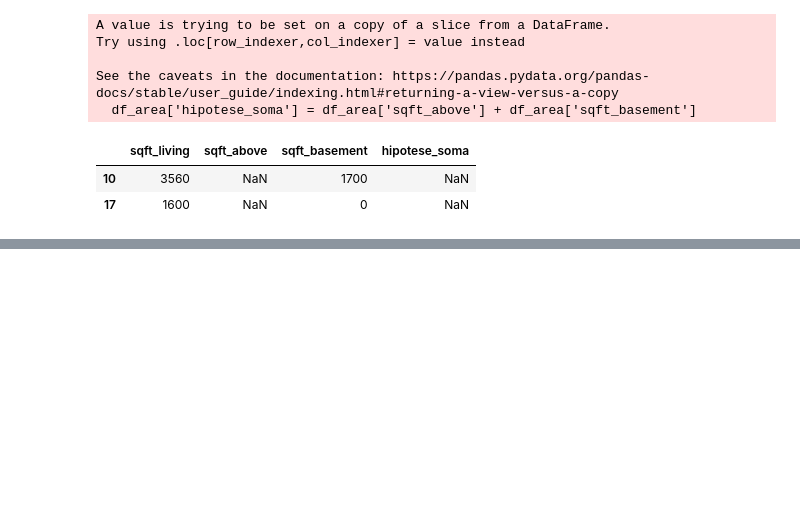
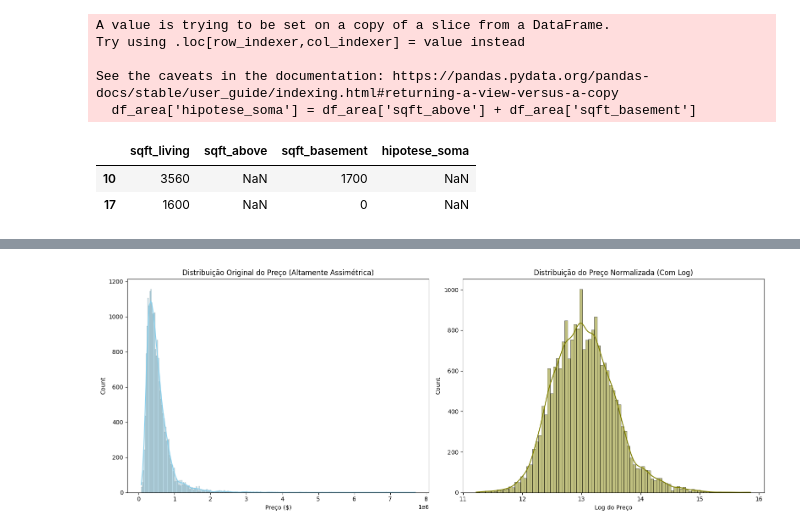
Before and after one commit to programagiovanni-code/sctec_projeto, a Jupyter notebook: tratamento/filtro.ipynb, the cells around one changed output, grey strips where cells are left out. Saved outputs shown, nothing was run; the diff lists cells and outputs as text; code cells hidden in the pictures; blank space fills up the shorter version.

```diff
--- a/tratamento/filtro.ipynb
+++ b/tratamento/filtro.ipynb
@@ -134,0 +140,19 @@ df_novascolunas
+# %%
+df_eda = df_sem_vazamento.copy()
+
+fig, axes = plt.subplots(1, 2, figsize=(16, 6))
+
+# Gráfico da esquerda: Preço original
+sns.histplot(df_eda['price'], kde=True, ax=axes[0], color='skyblue')
+axes[0].set_title('Distribuição Original do Preço (Altamente Assimétrica)')
+axes[0].set_xlabel('Preço ($)')
+
+# Gráfico da direita: Preço escalado em Logaritmo
+sns.histplot(np.log1p(df_eda['price']), kde=True, ax=axes[1], color='olive')
+axes[1].set_title('Distribuição do Preço Normalizada (Com Log)')
+axes[1].set_xlabel('Log do Preço')
+
+plt.tight_layout()
+plt.show()
+# %% [output]
+[figure, added]
```
Also changed, not shown: parts of 16 cells of this notebook, 2 other files.
